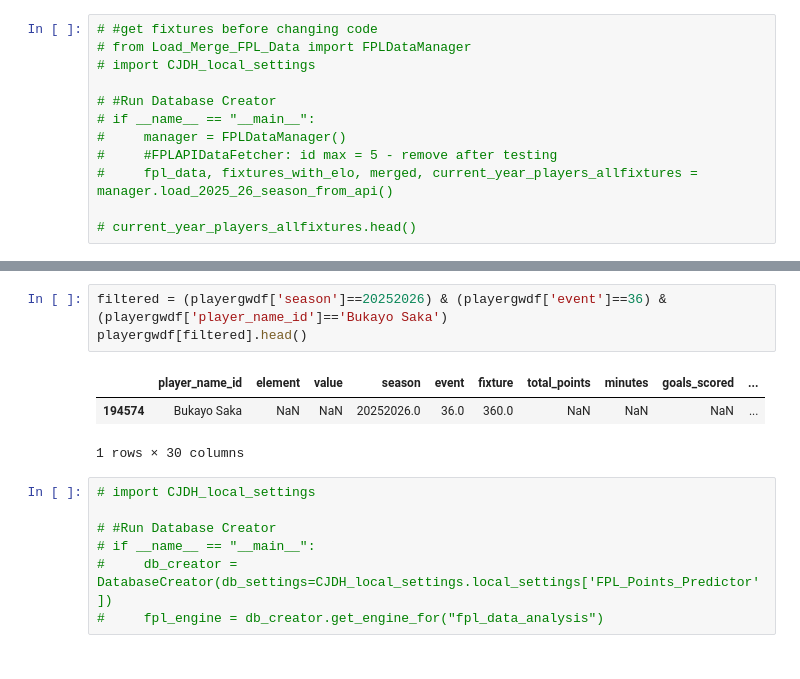
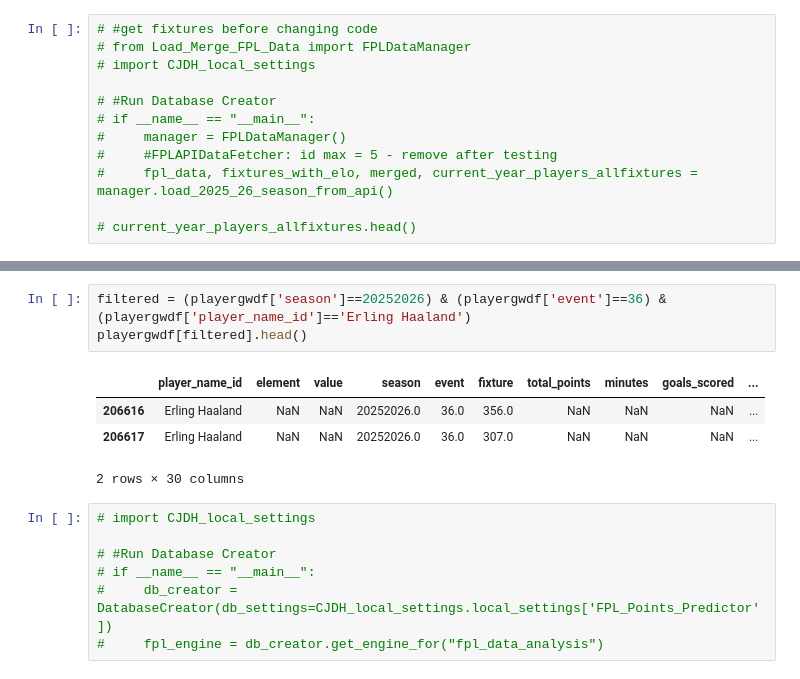
Before and after one commit to chrisimpacts/FPL-Points-Predictor, a Jupyter notebook: 1_FPL-League-Scrape.ipynb, the cells around one changed output, grey strips where cells are left out. Cells and saved outputs as stored; diff of their text form.

```diff
--- a/1_FPL-League-Scrape.ipynb
+++ b/1_FPL-League-Scrape.ipynb
@@ -67,12 +67,13 @@ dtypes: float64(25), object(5)
 memory usage: 48.0+ MB
 None
 # %%
-filtered = (playergwdf['season']==20252026) & (playergwdf['event']==36) & (playergwdf['player_name_id']=='Bukayo Saka')
+filtered = (playergwdf['season']==20252026) & (playergwdf['event']==36) & (playergwdf['player_name_id']=='Erling Haaland')
 playergwdf[filtered].head()
 # %% [output]
 |  | player_name_id | element | value | season | event | fixture | total_points | minutes | goals_scored | ... |
-| 194574 | Bukayo Saka | NaN | NaN | 20252026.0 | 36.0 | 360.0 | NaN | NaN | NaN | ... |
+| 206616 | Erling Haaland | NaN | NaN | 20252026.0 | 36.0 | 356.0 | NaN | NaN | NaN | ... |
+| 206617 | Erling Haaland | NaN | NaN | 20252026.0 | 36.0 | 307.0 | NaN | NaN | NaN | ... |
-1 rows × 30 columns
+2 rows × 30 columns
 # %%
 # import CJDH_local_settings
 
```
Also changed, not shown: parts of 5 cells of this notebook, 4 other files.
